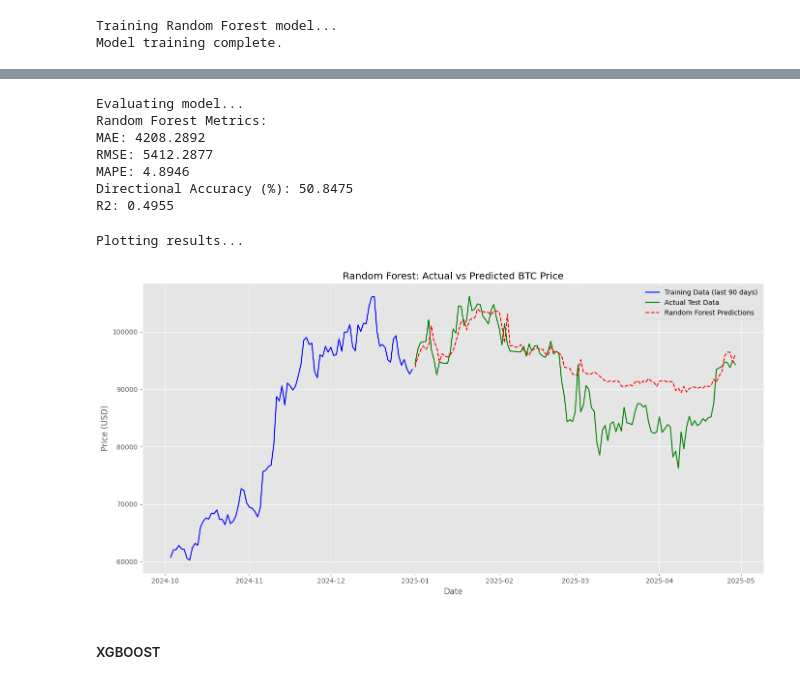
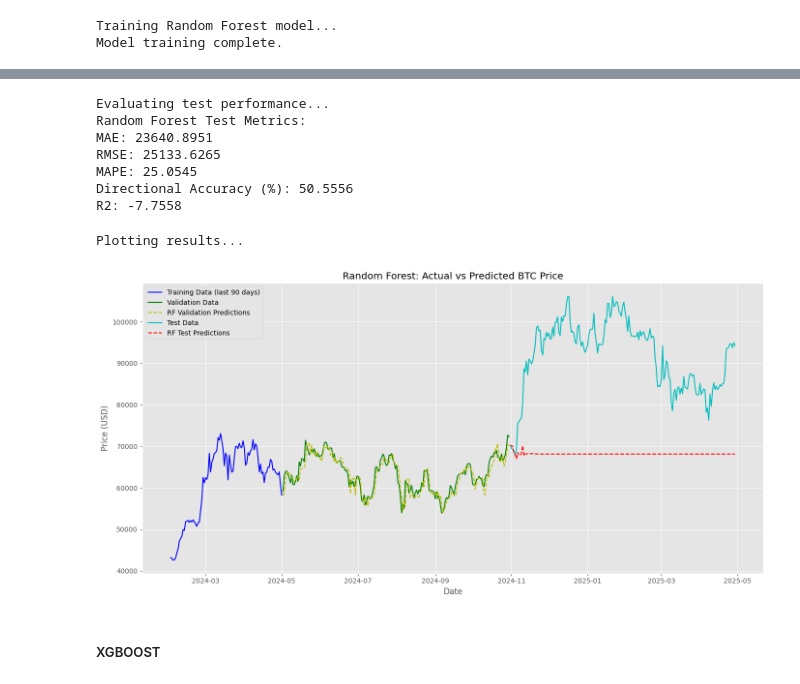
Before and after one commit to Fizryfu/Capstone, a Jupyter notebook: Capstone Project/Capstone_Project.ipynb, the cells around one changed output, grey strips where cells are left out. Cells and saved outputs as stored; diff of their text form; code cells hidden in the pictures.

Commit message:
fixed train test split

```diff
--- a/Capstone Project/Capstone_Project.ipynb
+++ b/Capstone Project/Capstone_Project.ipynb
@@ -1220,17 +1343,17 @@ X_test_selected = X_test[top_features]
 # %%
-# Prepare Data for Random Forest
-print("Preparing data for Random Forest...")
-
 try:
     # Convert features to NumPy arrays
     X_train_np = X_train_selected.values
+    X_val_np = X_val_selected.values
     X_test_np = X_test_selected.values
-
 
     # Flatten target if needed
     y_train_np = y_train.values.flatten() if hasattr(y_train, 'values') and y_train.values.ndim > 1 else np.array(y_train).flatten()
+    y_val_np = y_val.values.flatten() if hasattr(y_val, 'values') and y_val.values.ndim > 1 else np.array(y_val).flatten()
 
     print(f"Debug - X_train shape: {X_train_np.shape}, y_train shape: {y_train_np.shape}")
+    print(f"Debug - X_val shape: {X_val_np.shape}, y_val shape: {y_val_np.shape}")
+    print(f"Debug - X_test shape: {X_test_np.shape}")
 
 except Exception as e:
     print("Error in data preparation:")
@@ -1245,6 +1369,7 @@ print("Scaling features...")
 try:
     scaler = MinMaxScaler()
     X_train_scaled = scaler.fit_transform(X_train_np)
+    X_val_scaled = scaler.transform(X_val_np)
     X_test_scaled = scaler.transform(X_test_np)
 except Exception as e:
     print(" Error in scaling:")
@@ -1305,50 +1478,51 @@ Debug - y_test shape: (119,)
 # %%
-# Evaluate Model Performance
-print("\nEvaluating model...")
+# Evaluate Test Performance
+print("\nEvaluating test performance...")
 
 try:
-    rf_metrics = calculate_metrics(y_test_series, rf_preds_series)
-    print("Random Forest Metrics:")
+    rf_metrics = calculate_metrics(y_test_series, rf_test_preds_series)
+    print("Random Forest Test Metrics:")
     for key, value in rf_metrics.items():
         print(f"{key}: {value:.4f}")
 except Exception as e:
-    print("Error calculating metrics:")
+    print("Error calculating test metrics:")
     traceback.print_exc()
 # %% [output]
-Evaluating model...
-Random Forest Metrics:
-MAE: 4208.2892
-RMSE: 5412.2877
-MAPE: 4.8946
-Directional Accuracy (%): 50.8475
-R2: 0.4955
+Evaluating test performance...
+Random Forest Test Metrics:
+MAE: 23640.8951
+RMSE: 25133.6265
+MAPE: 25.0545
+Directional Accuracy (%): 50.5556
+R2: -7.7558
 # %%
 # Plot Actual vs Predicted BTC Prices
 print("Plotting results...")
 
 try:
-    if min_len > 0:
-        plt.figure(figsize=(14, 7))
-        if hasattr(y_train, 'index'):
-            plt.plot(y_train.index[-min(90, len(y_train)):],
-                     y_train.values[-min(90, len(y_train)):].flatten(),
-                     'b-', label='Training Data (last 90 days)')
-        plt.plot(y_test_series.index, y_test_series, 'g-', label='Actual Test Data')
-        plt.plot(rf_preds_series.index, rf_preds_series, 'r--', label='Random Forest Predictions')
+    plt.figure(figsize=(14, 7))
+    if hasattr(y_train, 'index'):
+        plt.plot(y_train.index[-min(90, len(y_train)):],
+                 y_train.values[-min(90, len(y_train)):].flatten(),
+                 'b-', label='Training Data (last 90 days)')
+    plt.plot(y_val_series.index, y_val_series, 'g-', label='Validation Data')
+    plt.plot(rf_val_preds_series.index, rf_val_preds_series, 'y--', label='RF Validation Predictions')
+    plt.plot(y_test_series.index, y_test_series, 'c-', label='Test Data')
+    plt.plot(rf_test_preds_series.index, rf_test_preds_series, 'r--', label='RF Test Predictions')
 
-        plt.title('Random Forest: Actual vs Predicted BTC Price')
-        plt.xlabel('Date')
-        plt.ylabel('Price (USD)')
-        plt.legend()
-        plt.grid(True)
-        plt.tight_layout()
-        plt.show()
+    plt.title('Random Forest: Actual vs Predicted BTC Price')
+    plt.xlabel('Date')
+    plt.ylabel('Price (USD)')
+    plt.legend()
+    plt.grid(True)
+    plt.tight_layout()
+    plt.show()
 
 except Exception as e:
     print("Error plotting results:")
     traceback.print_exc()
 # %% [output]
 Plotting results...
-[figure, old version]
+[figure, new version]
 # %% [markdown]
 ##### XGBOOST
```
Also changed, not shown: parts of 41 cells of this notebook.
